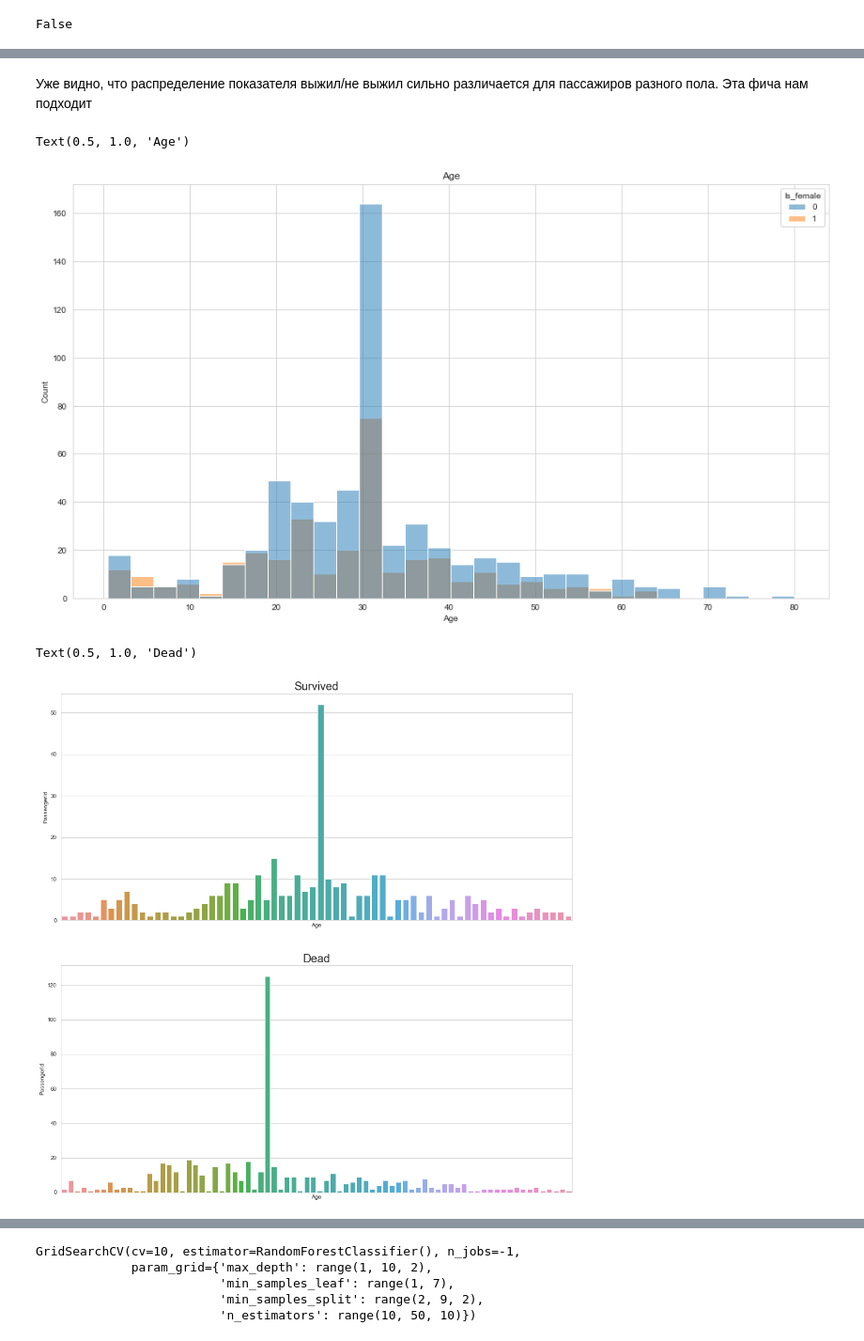
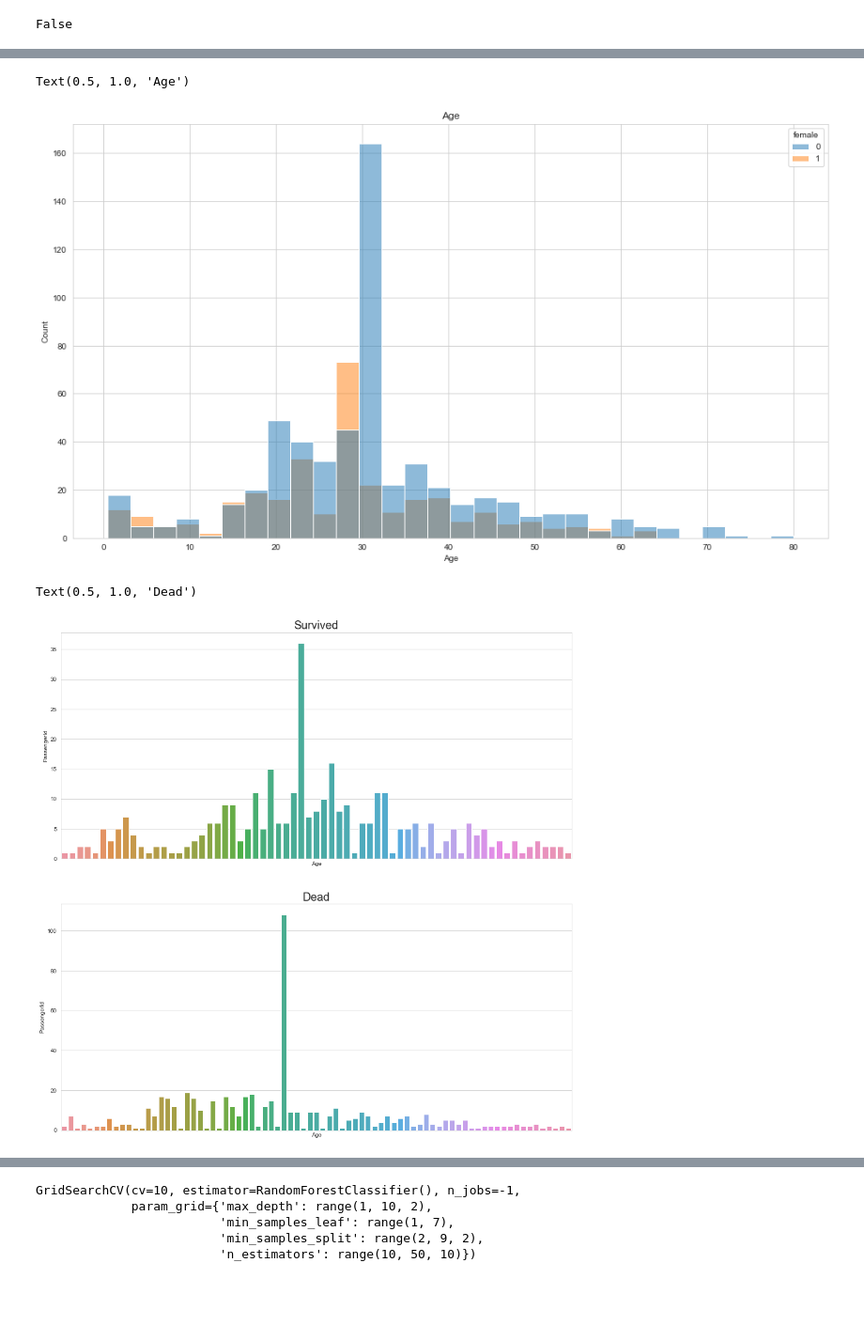
Before and after one commit to GoldenGarr/Titanic-, a Jupyter notebook: Titanic.ipynb, the cells around one changed output, grey strips where cells are left out. Shown at 94% size. Saved outputs shown, nothing was run; the diff lists cells and outputs as text; code cells hidden in the pictures; blank space fills up the shorter version.

```diff
--- a/Titanic.ipynb
+++ b/Titanic.ipynb
@@ -16,5 +12,6 @@ plt.rcParams["figure.figsize"] = (16, 9)
 # %%
 df = pd.read_csv('train.csv')
+df.set_index('PassengerId', inplace=True)
 # %%
 df.head()
 # %% [output]
@@ -27,18 +40,3 @@ df.head()
 # %%
-titanic_df = df.copy()
-
-titanic_df.set_index('PassengerId', inplace=True)
-
-titanic_df['Is_female'] = titanic_df.Sex.apply(lambda x: 1 if x == 'female' else 0)
-
-# titanic_df.Age.fillna(
-#     np.mean(titanic_df.Age), inplace=True
-# )
-# titanic_df.Embarked.fillna(
-#     titanic_df.Embarked.value_counts().index[0], inplace=True
-# )
-
-# titanic_df = pd.get_dummies(titanic_df, columns=['Embarked'])
-
-
-titanic_df.drop(['Name', 'Ticket', 'Cabin', 'Sex', 'Embarked_C'], axis=1, inplace=True)
+df['female'] = df.Sex.apply(lambda x: 1 if x == 'female' else 0)
+df = df.drop('Sex', axis=1)
@@ -68 +65,14 @@ titanic_df.dropna(inplace=True)
+# %%
+df.Age = df.Age.fillna(
+    df.groupby('female').Age.transform('mean')
+)
+
+df.Cabin = df.Cabin.str[0]
+df.Cabin = df.Cabin.fillna(
+    df.Cabin.value_counts().index[0]
+)
+
+df.Embarked = df.Embarked.fillna(
+    df.Embarked.value_counts().index[0]
+)
 # %%
@@ -92,0 +115,2 @@ ValueError: could not convert string to float: 'Braund, Mr. Owen Harris'
+# %%
+df = df.drop(['Name', 'Ticket'], axis=1)
@@ -133,31 +159,29 @@ plt.tight_layout()
-# %% [markdown]
-Уже видно, что распределение показателя выжил/не выжил сильно различается для пассажиров разного пола. Эта фича нам подходит
 # %%
 fig = plt.figure()
 
-sns.histplot(x=titanic_df.Age, hue=titanic_df.Is_female)
+sns.histplot(x=df.Age, hue=df.female)
 plt.title('Age')
 # %% [output]
 Text(0.5, 1.0, 'Age')
-[figure, old version]
+[figure, new version]
 # %%
 fig = plt.figure(figsize=(16, 16))
 
 ax1 = fig.add_subplot(2, 1, 1)
-grouped_age_df = titanic_df[titanic_df.Survived == 1].reset_index() \
+grouped_age_df = df[df.Survived == 1].reset_index() \
                 .groupby('Age').PassengerId.count()
 
 sns.barplot(x=grouped_age_df.index, y=grouped_age_df)
 plt.xticks([])
 plt.title('Survived', fontsize=20)
 
 ax2 = fig.add_subplot(2, 1, 2)
-grouped_age_df = titanic_df[titanic_df.Survived == 0].reset_index() \
+grouped_age_df = df[df.Survived == 0].reset_index() \
                 .groupby('Age').PassengerId.count()
 
 sns.barplot(x=grouped_age_df.index, y=grouped_age_df)
 plt.xticks([])
 plt.title('Dead', fontsize=20)
 # %% [output]
 Text(0.5, 1.0, 'Dead')
-[figure, old version]
+[figure, new version]
```
Also changed, not shown: parts of 47 cells of this notebook.
